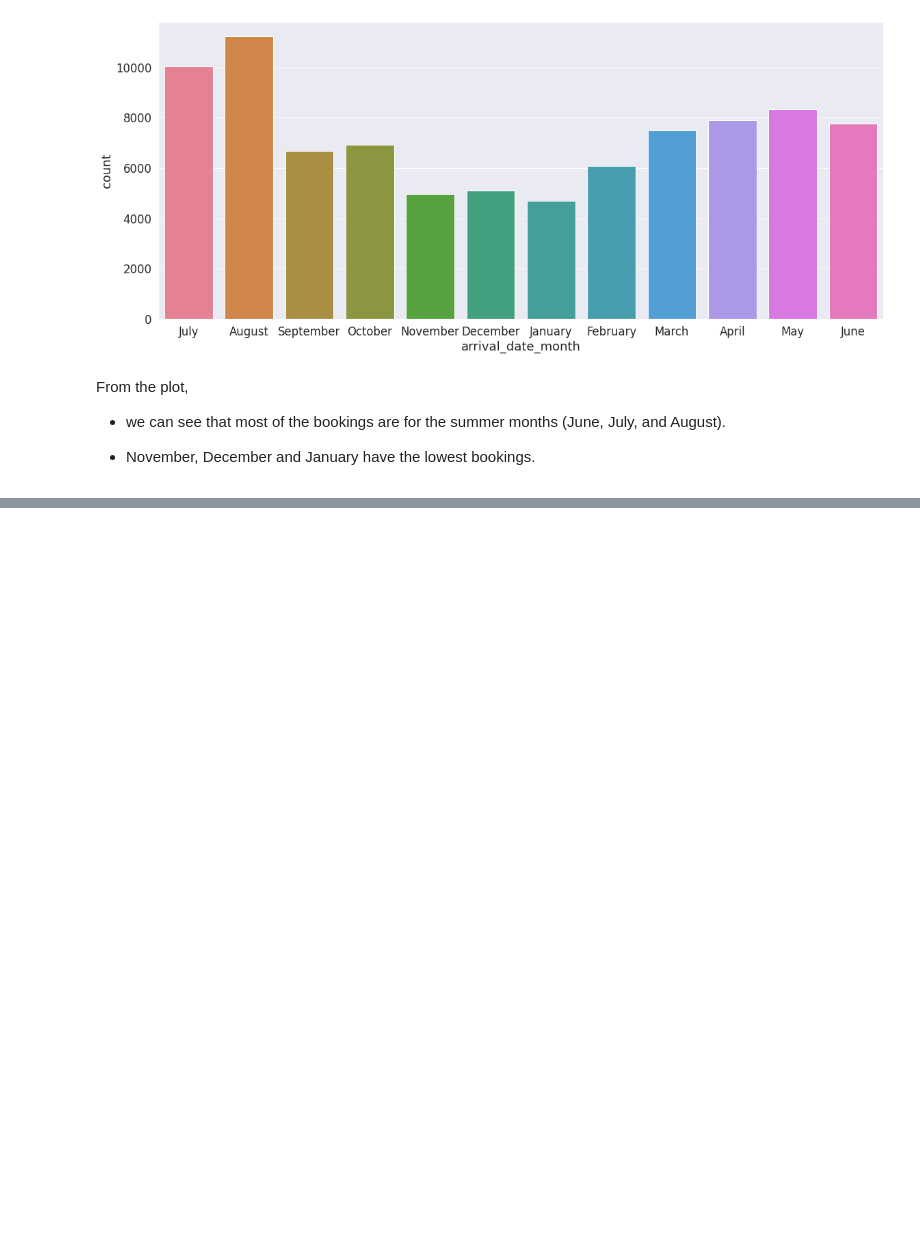
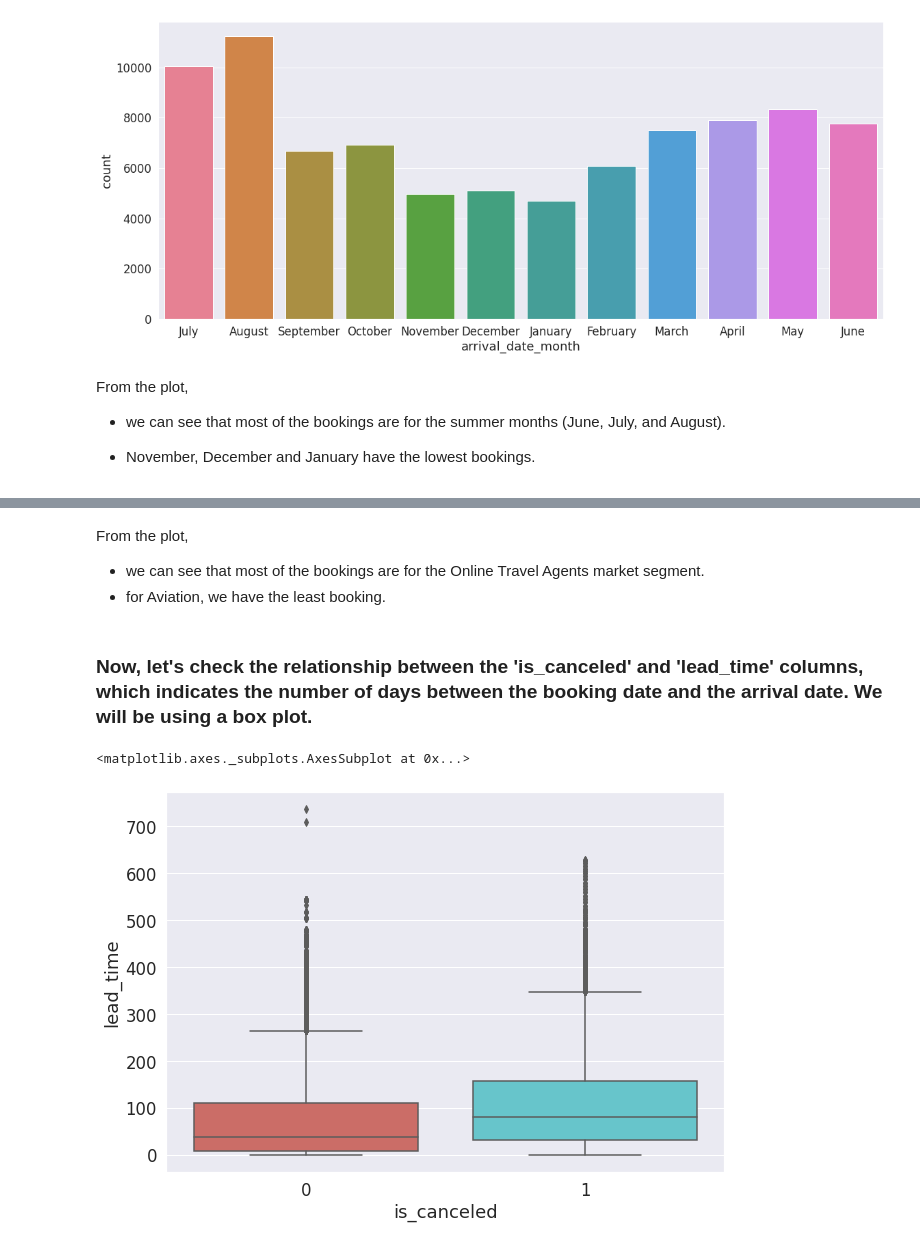
Before and after one commit to RanojoyBiswas/Hotel-Booking-Analysis-EDA-, a Jupyter notebook: Hotel_Booking_Analysis.ipynb, the cells around one changed output, grey strips where cells are left out. Saved outputs shown, nothing was run; the diff lists cells and outputs as text; code cells hidden in the pictures; blank space fills up the shorter version.

```diff
--- a/Hotel_Booking_Analysis.ipynb
+++ b/Hotel_Booking_Analysis.ipynb
@@ -457,0 +495,12 @@ From the plot,
+# %% [markdown]
+From the plot,
+* we can see that most of the bookings are for the Online Travel Agents market segment.
+* for Aviation, we have the least booking.
+# %% [markdown]
+### Now, let's check the relationship between the 'is_canceled' and 'lead_time' columns, which indicates the number of days between the booking date and the arrival date. We will be using a box plot.
+# %%
+plt.figure(figsize = (10,7))
+sns.boxplot(x='is_canceled', y='lead_time', data=df, palette = 'hls')
+# %% [output]
+<matplotlib.axes._subplots.AxesSubplot at 0x...>
+[figure, added]
```
Also changed, not shown: parts of 11 cells of this notebook.
